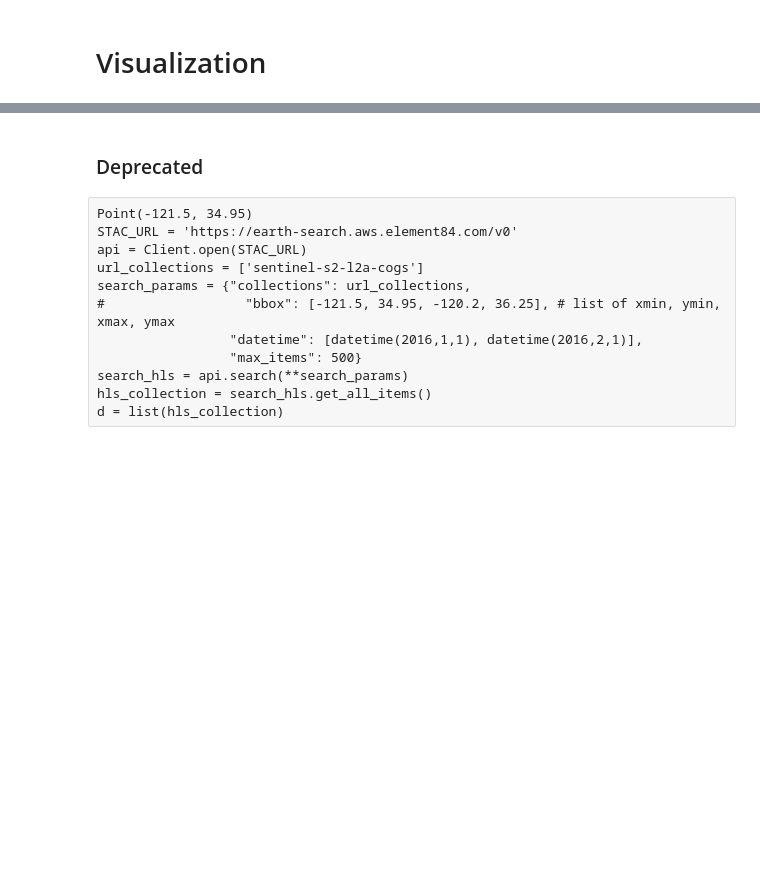
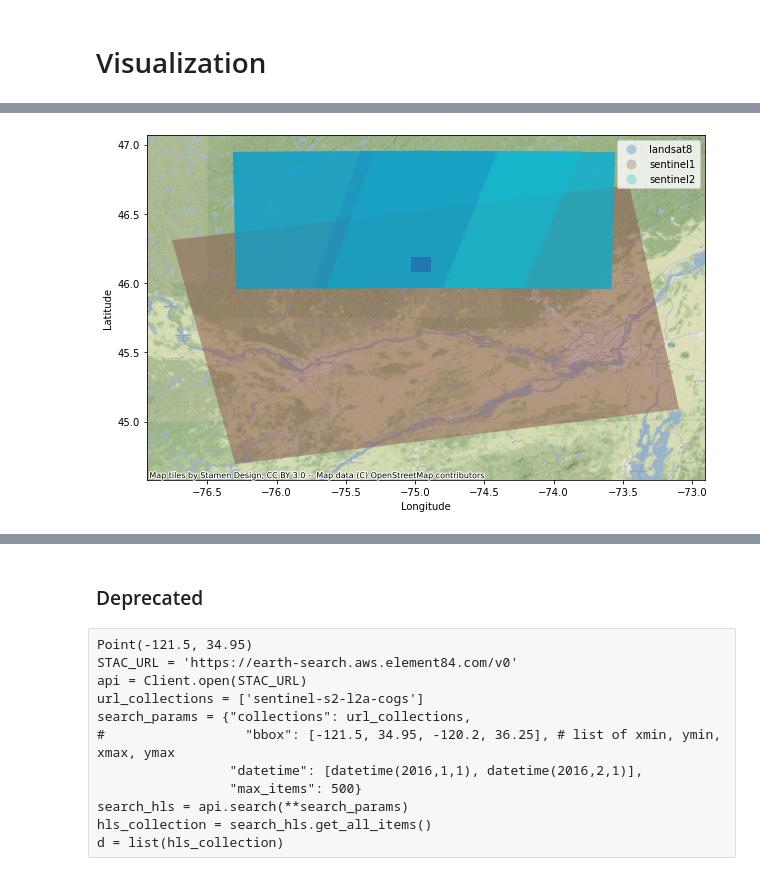
Before and after one commit to kvenkman/opera_coverage, a Jupyter notebook: notebooks/Coverage.ipynb, the cells around one changed output, grey strips where cells are left out. Saved outputs shown, nothing was run; the diff lists cells and outputs as text; code cells hidden in the pictures; blank space fills up the shorter version.

```diff
--- a/notebooks/Coverage.ipynb
+++ b/notebooks/Coverage.ipynb
@@ -222,3 +199,7 @@ find_overlap(df_dis.geometry)
+# %%
+visual(master3, laurentides_df)
+# %% [output]
+[figure, added]
 # %%
 visual(area1['sentinel1'],outline=True)
 # %%
```
Also changed, not shown: parts of 30 cells of this notebook, 5 other files.
